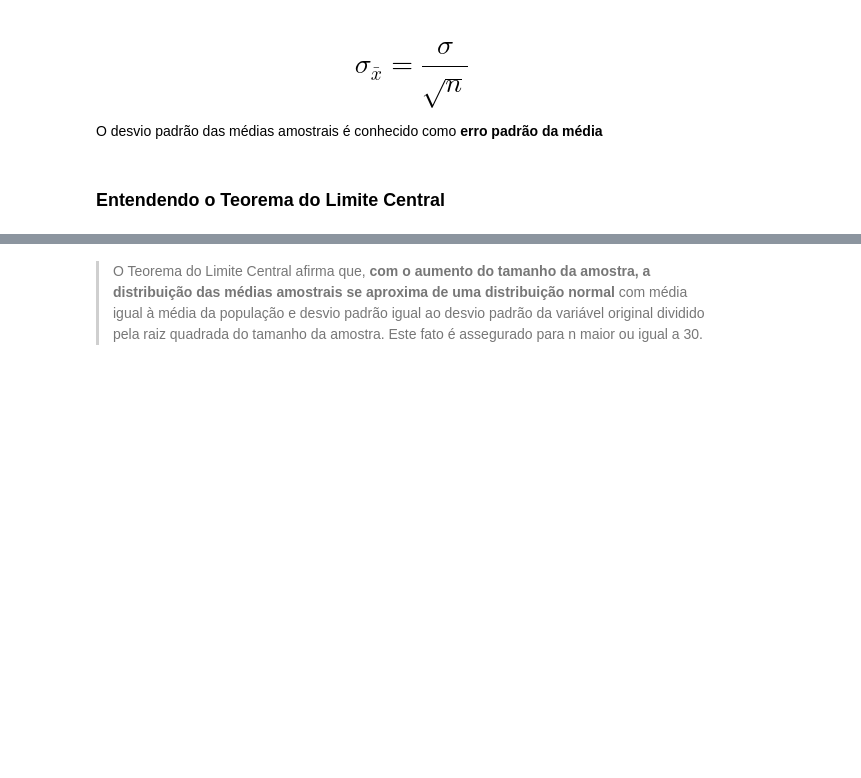
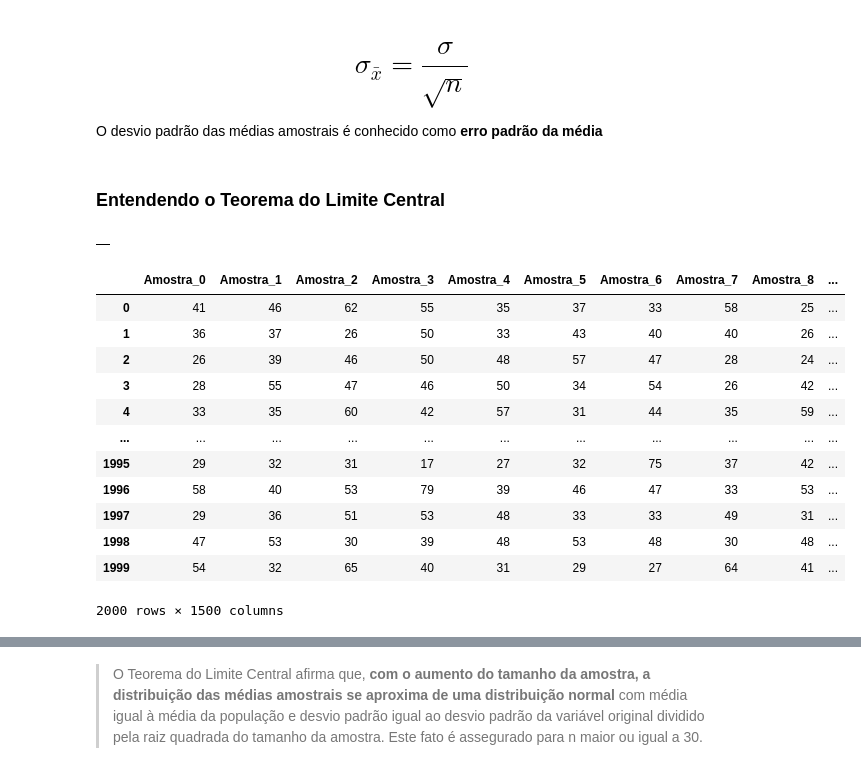
Before and after one commit to joaosantosjps/academic_projects, a Jupyter notebook: alura/data_science/Curso_de_Estatistica_Parte_2/Curso_de_Estatística_Parte_2.ipynb, the cells around one changed output, grey strips where cells are left out. Drawn from its saved outputs; the diff is of its cells as text; code cells hidden in the pictures; blank space fills up the shorter version.

```diff
--- a/alura/data_science/Curso_de_Estatistica_Parte_2/Curso_de_Estatística_Parte_2.ipynb
+++ b/alura/data_science/Curso_de_Estatistica_Parte_2/Curso_de_Estatística_Parte_2.ipynb
@@ -770,0 +791,26 @@ O desvio padrão das médias amostrais é conhecido como **erro padrão da médi
+# %%
+amostras = pd.DataFrame()
+amostras
+# %% [output]
+|  |
+# %%
+for i in range(total_de_amostras):
+  _ = dados.Idade.sample(n)
+  _.index = range(0, len(_))
+  amostras['Amostra_' + str(i)] = _
+
+amostras
+# %% [output]
+|  | Amostra_0 | Amostra_1 | Amostra_2 | Amostra_3 | Amostra_4 | Amostra_5 | Amostra_6 | Amostra_7 | Amostra_8 | ... |
+| 0 | 41 | 46 | 62 | 55 | 35 | 37 | 33 | 58 | 25 | ... |
+| 1 | 36 | 37 | 26 | 50 | 33 | 43 | 40 | 40 | 26 | ... |
+| 2 | 26 | 39 | 46 | 50 | 48 | 57 | 47 | 28 | 24 | ... |
+| 3 | 28 | 55 | 47 | 46 | 50 | 34 | 54 | 26 | 42 | ... |
+| 4 | 33 | 35 | 60 | 42 | 57 | 31 | 44 | 35 | 59 | ... |
+| ... | ... | ... | ... | ... | ... | ... | ... | ... | ... | ... |
+| 1995 | 29 | 32 | 31 | 17 | 27 | 32 | 75 | 37 | 42 | ... |
+| 1996 | 58 | 40 | 53 | 79 | 39 | 46 | 47 | 33 | 53 | ... |
+| 1997 | 29 | 36 | 51 | 53 | 48 | 33 | 33 | 49 | 31 | ... |
+| 1998 | 47 | 53 | 30 | 39 | 48 | 53 | 48 | 30 | 48 | ... |
+| 1999 | 54 | 32 | 65 | 40 | 31 | 29 | 27 | 64 | 41 | ... |
+2000 rows × 1500 columns
```
Also changed, not shown: parts of 30 cells of this notebook.
